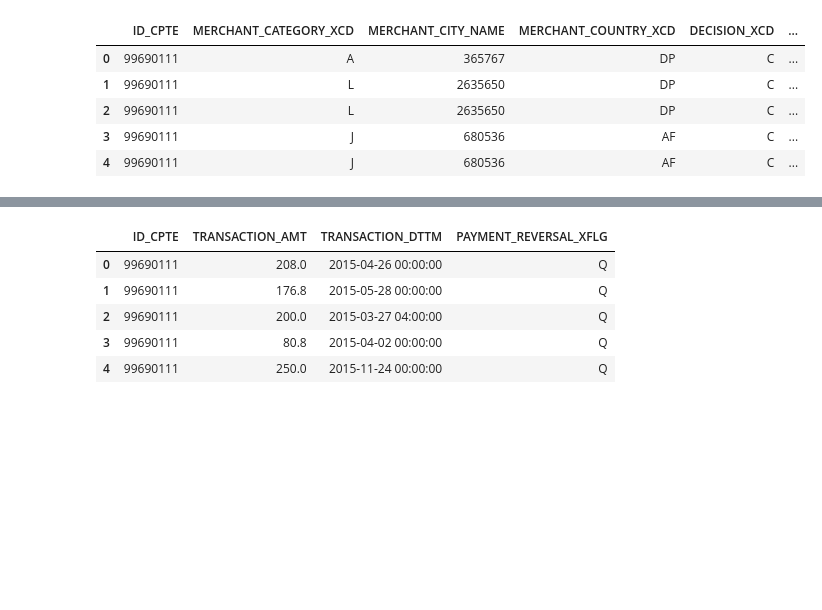
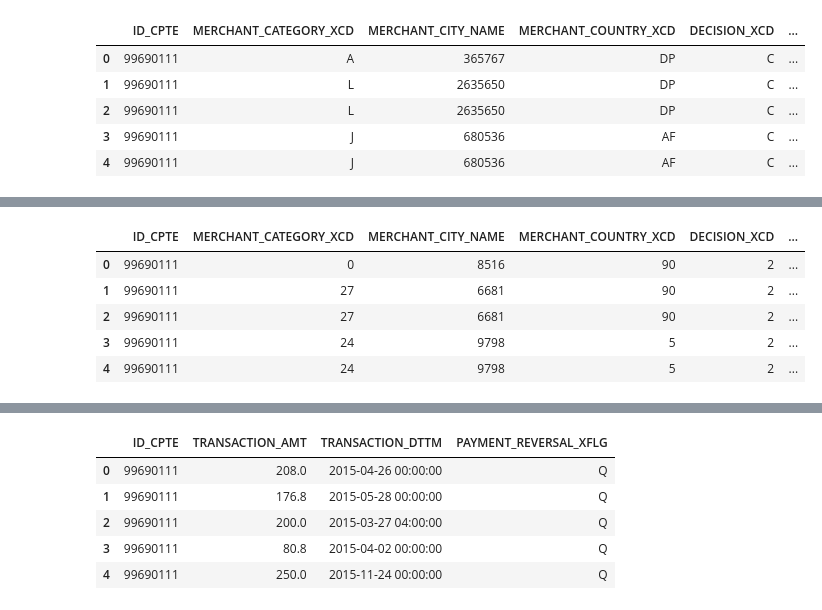
Before and after one commit to tonytontian/Data_Cup_Hello_Team, a Jupyter notebook: code/baseline.ipynb, the cells around one changed output, grey strips where cells are left out. Saved outputs shown, nothing was run; the diff lists cells and outputs as text; code cells hidden in the pictures; blank space fills up the shorter version.

```diff
--- a/code/baseline.ipynb
+++ b/code/baseline.ipynb
@@ -38,0 +71,9 @@ trainsaction_df.head()
+# %%
+transaction_df.head()
+# %% [output]
+|  | ID_CPTE | MERCHANT_CATEGORY_XCD | MERCHANT_CITY_NAME | MERCHANT_COUNTRY_XCD | DECISION_XCD | ... |
+| 0 | 99690111 | 0 | 8516 | 90 | 2 | ... |
+| 1 | 99690111 | 27 | 6681 | 90 | 2 | ... |
+| 2 | 99690111 | 27 | 6681 | 90 | 2 | ... |
+| 3 | 99690111 | 24 | 9798 | 5 | 2 | ... |
+| 4 | 99690111 | 24 | 9798 | 5 | 2 | ... |
```
Also changed, not shown: parts of 17 cells of this notebook.
